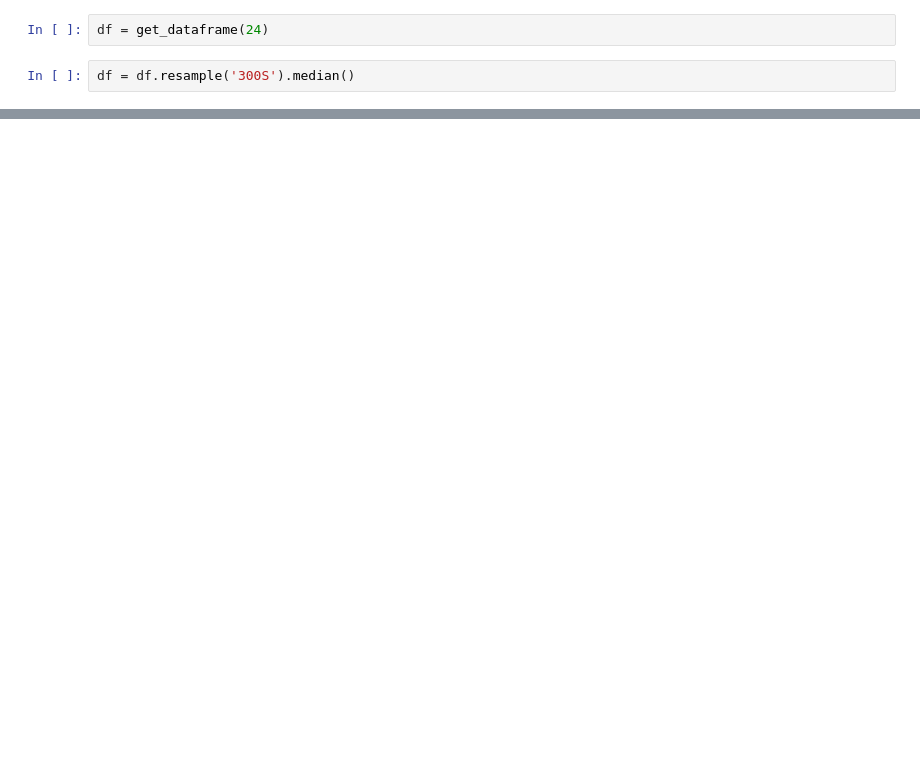
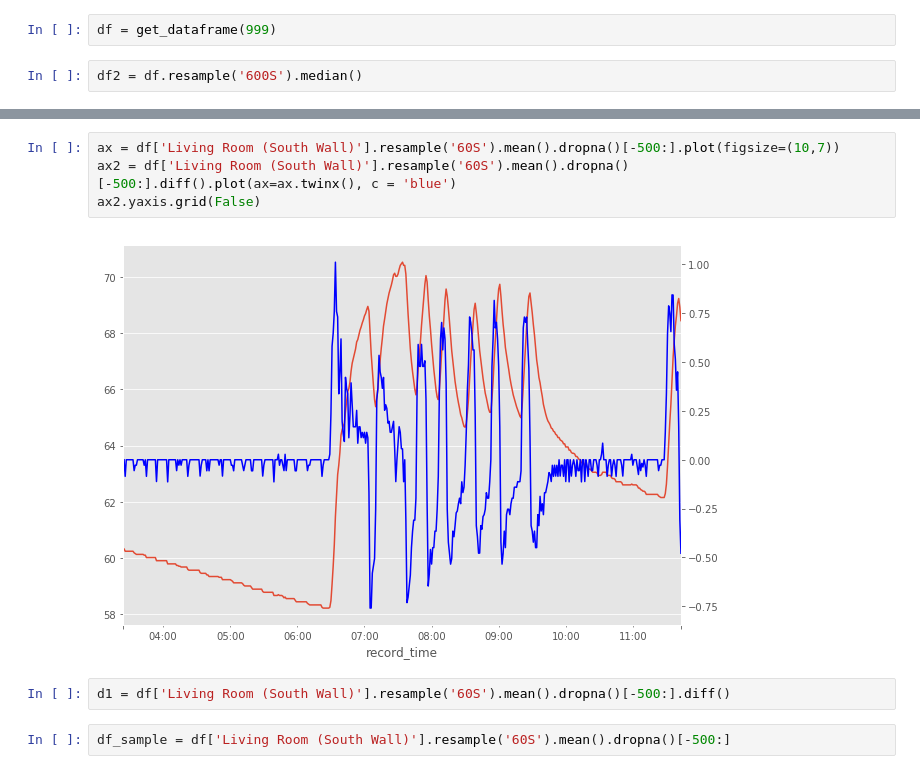
Before and after one commit to dan-nadler/thermoPi, a Jupyter notebook: thermo/analysis/notebook.ipynb, the cells around one changed output, grey strips where cells are left out. Drawn from its saved outputs; the diff is of its cells as text; blank space fills up the shorter version.

```diff
--- a/thermo/analysis/notebook.ipynb
+++ b/thermo/analysis/notebook.ipynb
@@ -12,4 +23,4 @@ create_standard_plot(6);
 # %%
-df = get_dataframe(24)
+df = get_dataframe(999)
 # %%
-df = df.resample('300S').median()
+df2 = df.resample('600S').median()
@@ -24,0 +45,10 @@ df[['Living Room (North Wall)','Outside (Street)']].resample('1800S').median().p
+# %%
+ax = df['Living Room (South Wall)'].resample('60S').mean().dropna()[-500:].plot(figsize=(10,7))
+ax2 = df['Living Room (South Wall)'].resample('60S').mean().dropna()[-500:].diff().plot(ax=ax.twinx(), c = 'blue')
+ax2.yaxis.grid(False)
+# %% [output]
+[figure, added]
+# %%
+d1 = df['Living Room (South Wall)'].resample('60S').mean().dropna()[-500:].diff()
+# %%
+df_sample = df['Living Room (South Wall)'].resample('60S').mean().dropna()[-500:]
```
Also changed, not shown: parts of 23 cells of this notebook, 4 other files.
